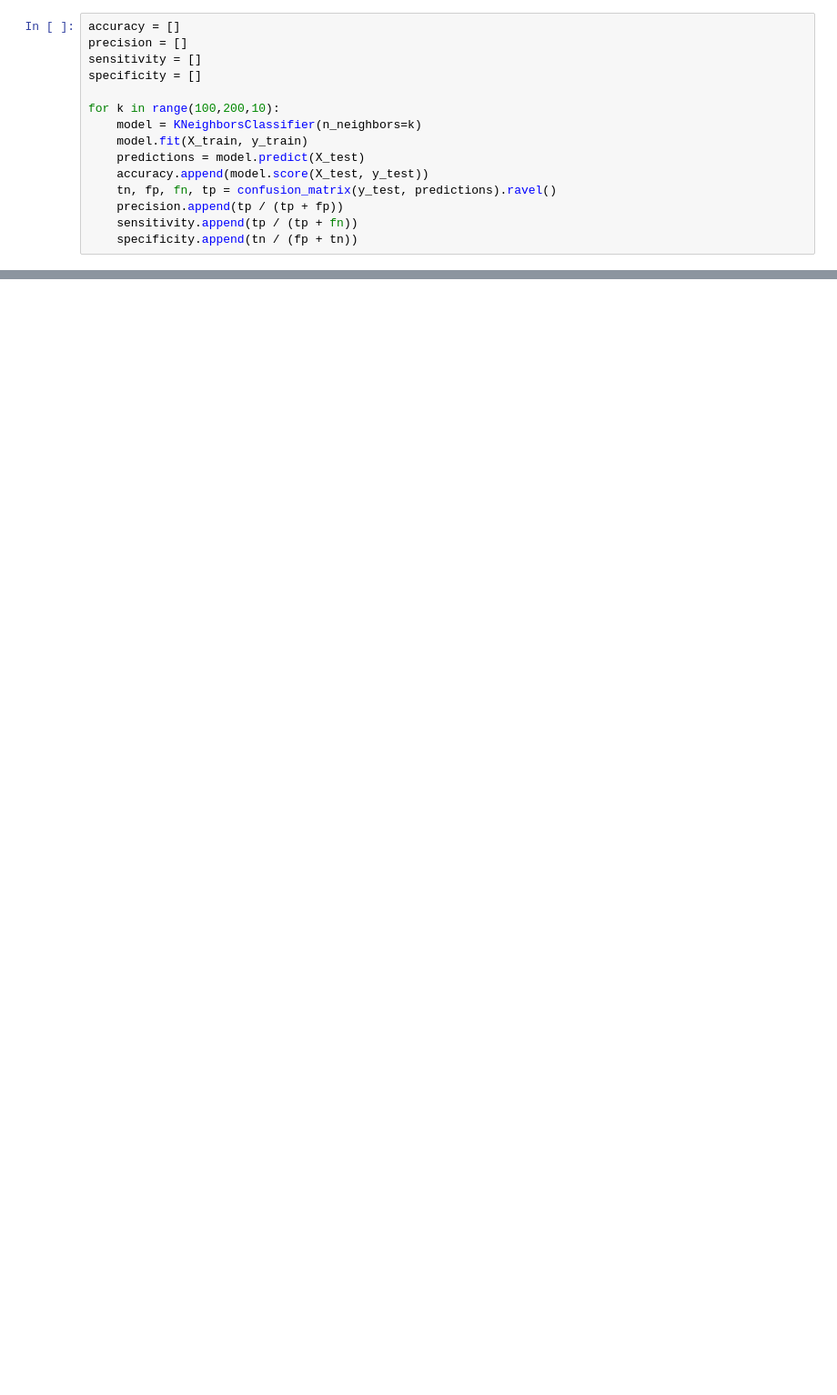
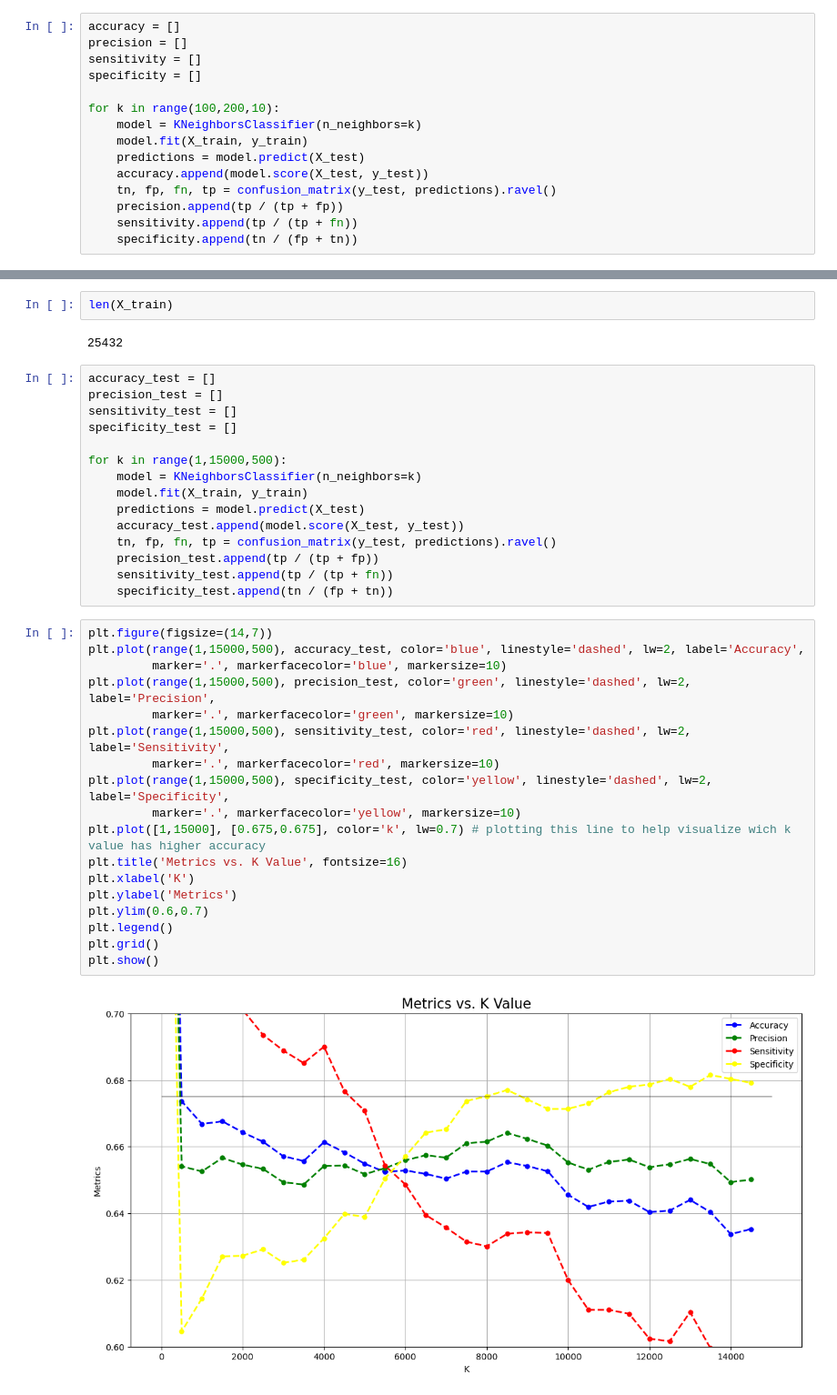
Before and after one commit to gustavossbarros/Ironhack-mid-bootcamp-project, a Jupyter notebook: deliverables/Mid_Bootcamp_Project-Bank_Analysis.ipynb, the cells around one changed output, grey strips where cells are left out. Shown at 91% size. Saved outputs shown, nothing was run; the diff lists cells and outputs as text; blank space fills up the shorter version.

```diff
--- a/deliverables/Mid_Bootcamp_Project-Bank_Analysis.ipynb
+++ b/deliverables/Mid_Bootcamp_Project-Bank_Analysis.ipynb
@@ -913,0 +1006,39 @@ The Logistic Regression performs a little better than KNN in this case.
+# %%
+len(X_train)
+# %% [output]
+25432
+# %%
+accuracy_test = []
+precision_test = []
+sensitivity_test = []
+specificity_test = []
+
+for k in range(1,15000,500):
+    model = KNeighborsClassifier(n_neighbors=k)
+    model.fit(X_train, y_train)
+    predictions = model.predict(X_test)
+    accuracy_test.append(model.score(X_test, y_test))
+    tn, fp, fn, tp = confusion_matrix(y_test, predictions).ravel()
+    precision_test.append(tp / (tp + fp))
+    sensitivity_test.append(tp / (tp + fn))
+    specificity_test.append(tn / (fp + tn))
+# %%
+plt.figure(figsize=(14,7))
+plt.plot(range(1,15000,500), accuracy_test, color='blue', linestyle='dashed', lw=2, label='Accuracy',
+         marker='.', markerfacecolor='blue', markersize=10)
+plt.plot(range(1,15000,500), precision_test, color='green', linestyle='dashed', lw=2, label='Precision',
+         marker='.', markerfacecolor='green', markersize=10)
+plt.plot(range(1,15000,500), sensitivity_test, color='red', linestyle='dashed', lw=2, label='Sensitivity',
+         marker='.', markerfacecolor='red', markersize=10)
+plt.plot(range(1,15000,500), specificity_test, color='yellow', linestyle='dashed', lw=2, label='Specificity',
+         marker='.', markerfacecolor='yellow', markersize=10)
+plt.plot([1,15000], [0.675,0.675], color='k', lw=0.7) # plotting this line to help visualize wich k value has higher accuracy
+plt.title('Metrics vs. K Value', fontsize=16)
+plt.xlabel('K')
+plt.ylabel('Metrics')
+plt.ylim(0.6,0.7)
+plt.legend()
+plt.grid()
+plt.show()
+# %% [output]
+[figure, added]
```
Also changed, not shown: parts of 37 cells of this notebook, 2 other files.
